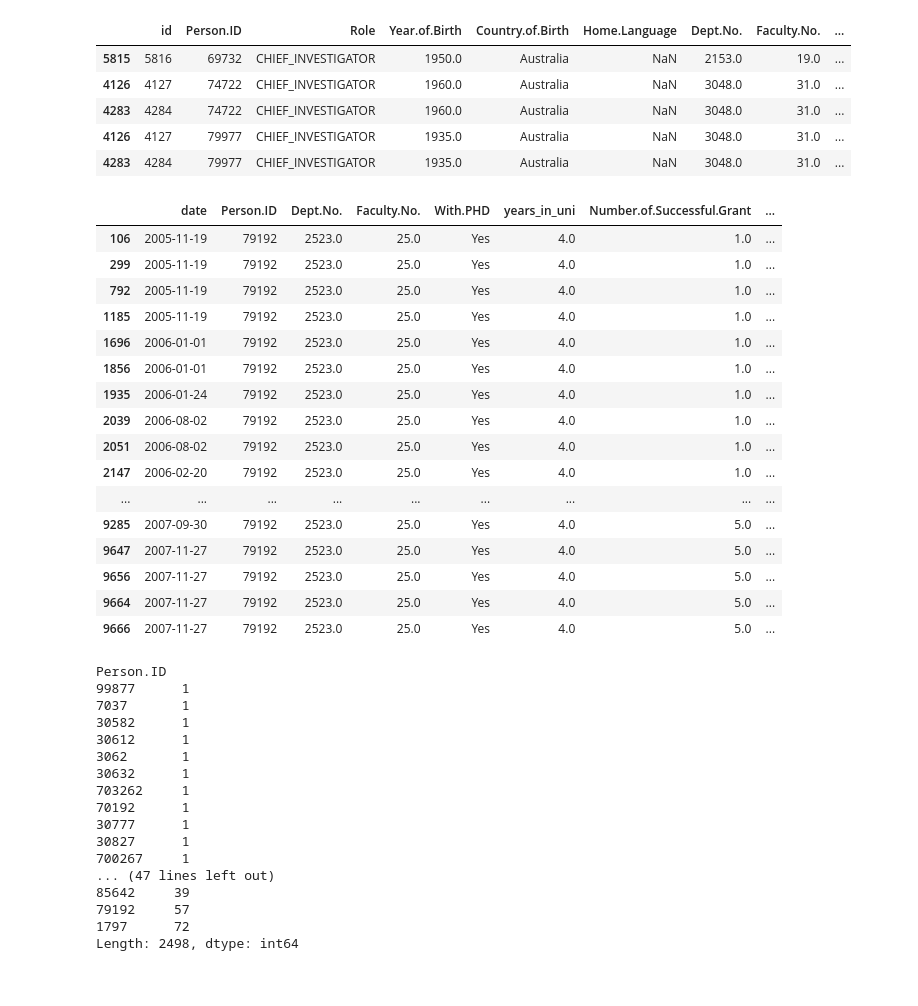
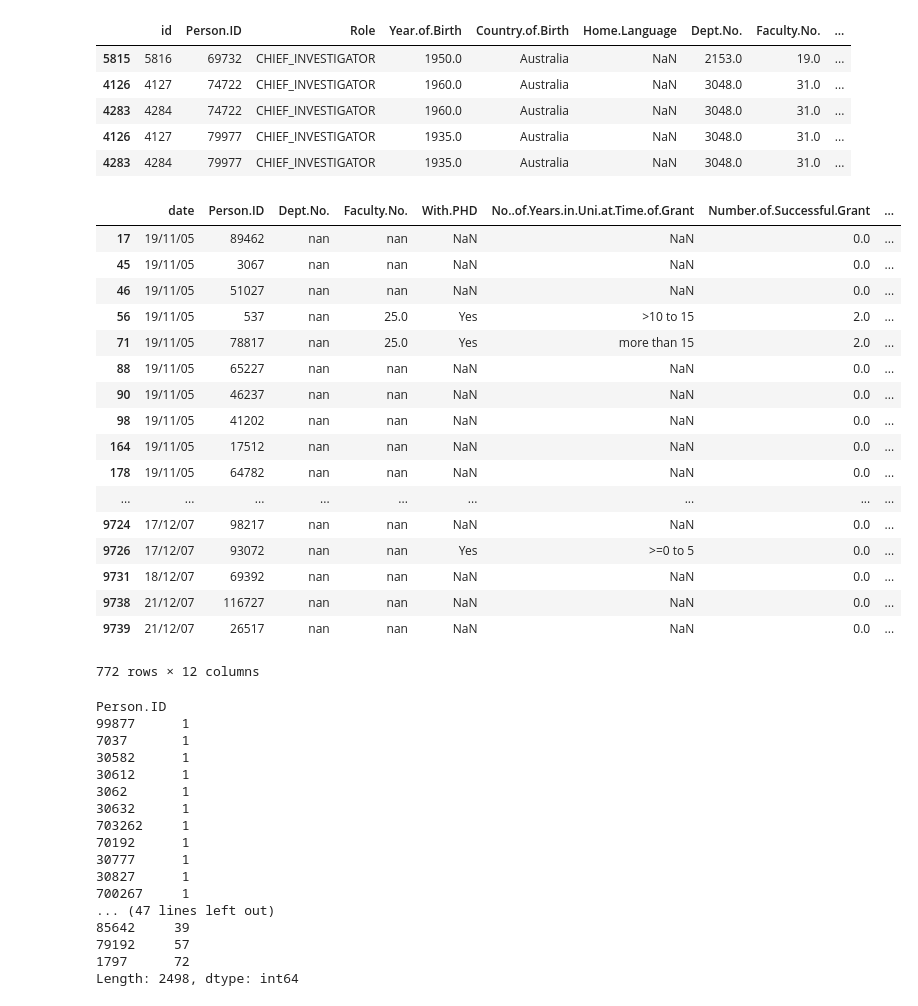
Before and after one commit to diegoami/DSRetreat_Melbourne_DIOLEM, a Jupyter notebook: scripts/emanuel_working.ipynb, the cells around one changed output. Saved outputs shown, nothing was run; the diff lists cells and outputs as text; code cells hidden in the pictures.

Commit message:
finished the generation of all person related raw csv files

```diff
--- a/scripts/emanuel_working.ipynb
+++ b/scripts/emanuel_working.ipynb
@@ -46,13 +48,3 @@ persons.head()
 | 3 | 4 | 78782.0 | PRINCIPAL_SUPERVISOR | 1955.0 | Australia | NaN | 2678.0 | ... |
 | 4 | 5 | 13042.0 | CHIEF_INVESTIGATOR | 1965.0 | Western Europe | NaN | 2153.0 | ... |
 5 rows × 226 columns
-# %%
-#we get the unique cols per person
-n_persons = 15
-n_persons_cols = (len(persons.columns) - 1) // n_persons
-for i in range(n_persons):
-    for j in range(n_persons_cols):
-            k = 1 + (i*n_persons_cols) +j
-            print('Person number: ' + str(i))
-            print('Column index: ' + str(k))
-            print('Column name: ' + persons.columns[k])
@@ -77,13 +50,0 @@ Column name: C.15
-# %%
-n_persons = 15
-n_persons_cols = (len(persons.columns) - 1) // n_persons
-for i in range(n_persons):
-    k = 1 + (i*n_persons_cols)
-    l = ((i+1)*n_persons_cols)
-    print('Person number: ' + str(i))
-    print('1st Column index: ' + str(k))
-    print('1st Column name: ' + persons.columns[k])
-    print('last Column index: ' + str(l))
-    print('last Column name: ' + persons.columns[l])
-
-    print('\n')
@@ -180,8 +123,8 @@ df_p[['Person.ID']] = df_p[['Person.ID']].astype(int).astype(str)
 df_p[['Dept.No.','Faculty.No.']] = df_p[['Dept.No.','Faculty.No.']].astype(str)
 # %%
 # next columns to work on is the years spend in the uni
-# we rename the column -> implemented by oleg
-# df_p = df_p.rename(columns={'No..of.Years.in.Uni.at.Time.of.Grant': 'years_in_uni'})
+# we rename the column
+df_p = df_p.rename(columns={'No..of.Years.in.Uni.at.Time.of.Grant': 'years_in_uni'})
 # we use a dict to remap the values
 dict_years_in_uni = {'Less than 0': 0.,
 '>=0 to 5': 1.,
@@ -216,23 +159,3 @@ df_p_dyn  = pd.merge( df.loc[:,['id','date']], df_p_dyn, on = 'id')
 df_p_dyn = df_p_dyn.loc[:,~df_p_dyn.columns.isin(['id']) ]
 
 df_p_dyn.to_csv(  '../data/'+ input_type + '_person_dyn_raw.csv',index = False)
-# %%
-df_p_dyn.loc[df_p_dyn.loc[:,'Person.ID'] == '79192',:]
-# %% [output]
-|  | date | Person.ID | Dept.No. | Faculty.No. | With.PHD | years_in_uni | Number.of.Successful.Grant | ... |
-| 106 | 2005-11-19 | 79192 | 2523.0 | 25.0 | Yes | 4.0 | 1.0 | ... |
-| 299 | 2005-11-19 | 79192 | 2523.0 | 25.0 | Yes | 4.0 | 1.0 | ... |
-| 792 | 2005-11-19 | 79192 | 2523.0 | 25.0 | Yes | 4.0 | 1.0 | ... |
-| 1185 | 2005-11-19 | 79192 | 2523.0 | 25.0 | Yes | 4.0 | 1.0 | ... |
-| 1696 | 2006-01-01 | 79192 | 2523.0 | 25.0 | Yes | 4.0 | 1.0 | ... |
-| 1856 | 2006-01-01 | 79192 | 2523.0 | 25.0 | Yes | 4.0 | 1.0 | ... |
-| 1935 | 2006-01-24 | 79192 | 2523.0 | 25.0 | Yes | 4.0 | 1.0 | ... |
-| 2039 | 2006-08-02 | 79192 | 2523.0 | 25.0 | Yes | 4.0 | 1.0 | ... |
-| 2051 | 2006-08-02 | 79192 | 2523.0 | 25.0 | Yes | 4.0 | 1.0 | ... |
-| 2147 | 2006-02-20 | 79192 | 2523.0 | 25.0 | Yes | 4.0 | 1.0 | ... |
-| ... | ... | ... | ... | ... | ... | ... | ... | ... |
-| 9285 | 2007-09-30 | 79192 | 2523.0 | 25.0 | Yes | 4.0 | 5.0 | ... |
-| 9647 | 2007-11-27 | 79192 | 2523.0 | 25.0 | Yes | 4.0 | 5.0 | ... |
-| 9656 | 2007-11-27 | 79192 | 2523.0 | 25.0 | Yes | 4.0 | 5.0 | ... |
-| 9664 | 2007-11-27 | 79192 | 2523.0 | 25.0 | Yes | 4.0 | 5.0 | ... |
-| 9666 | 2007-11-27 | 79192 | 2523.0 | 25.0 | Yes | 4.0 | 5.0 | ... |
@@ -239,3 +167,25 @@ df_p_dyn.loc[df_p_dyn.loc[:,'Person.ID'] == '79192',:]
+# %%
+df_p_dyn.loc[df_p_dyn.loc[:,'Dept.No.'] == 'nan',:] = np.nan
+df_p_dyn.loc[df_p_dyn.loc[:,'Dept.No.'] == 'nan',:]
+# %% [output]
+|  | date | Person.ID | Dept.No. | Faculty.No. | With.PHD | No..of.Years.in.Uni.at.Time.of.Grant | Number.of.Successful.Grant | ... |
+| 17 | 19/11/05 | 89462 | nan | nan | NaN | NaN | 0.0 | ... |
+| 45 | 19/11/05 | 3067 | nan | nan | NaN | NaN | 0.0 | ... |
+| 46 | 19/11/05 | 51027 | nan | nan | NaN | NaN | 0.0 | ... |
+| 56 | 19/11/05 | 537 | nan | 25.0 | Yes | >10 to 15 | 2.0 | ... |
+| 71 | 19/11/05 | 78817 | nan | 25.0 | Yes | more than 15 | 2.0 | ... |
+| 88 | 19/11/05 | 65227 | nan | nan | NaN | NaN | 0.0 | ... |
+| 90 | 19/11/05 | 46237 | nan | nan | NaN | NaN | 0.0 | ... |
+| 98 | 19/11/05 | 41202 | nan | nan | NaN | NaN | 0.0 | ... |
+| 164 | 19/11/05 | 17512 | nan | nan | NaN | NaN | 0.0 | ... |
+| 178 | 19/11/05 | 64782 | nan | nan | NaN | NaN | 0.0 | ... |
+| ... | ... | ... | ... | ... | ... | ... | ... | ... |
+| 9724 | 17/12/07 | 98217 | nan | nan | NaN | NaN | 0.0 | ... |
+| 9726 | 17/12/07 | 93072 | nan | nan | Yes | >=0 to 5 | 0.0 | ... |
+| 9731 | 18/12/07 | 69392 | nan | nan | NaN | NaN | 0.0 | ... |
+| 9738 | 21/12/07 | 116727 | nan | nan | NaN | NaN | 0.0 | ... |
+| 9739 | 21/12/07 | 26517 | nan | nan | NaN | NaN | 0.0 | ... |
+772 rows × 12 columns
 # %%
 df_p_dyn.groupby('Person.ID').size().sort_values()
 # %% [output]
```
Also changed, not shown: parts of 5 cells of this notebook, 5 other files.
